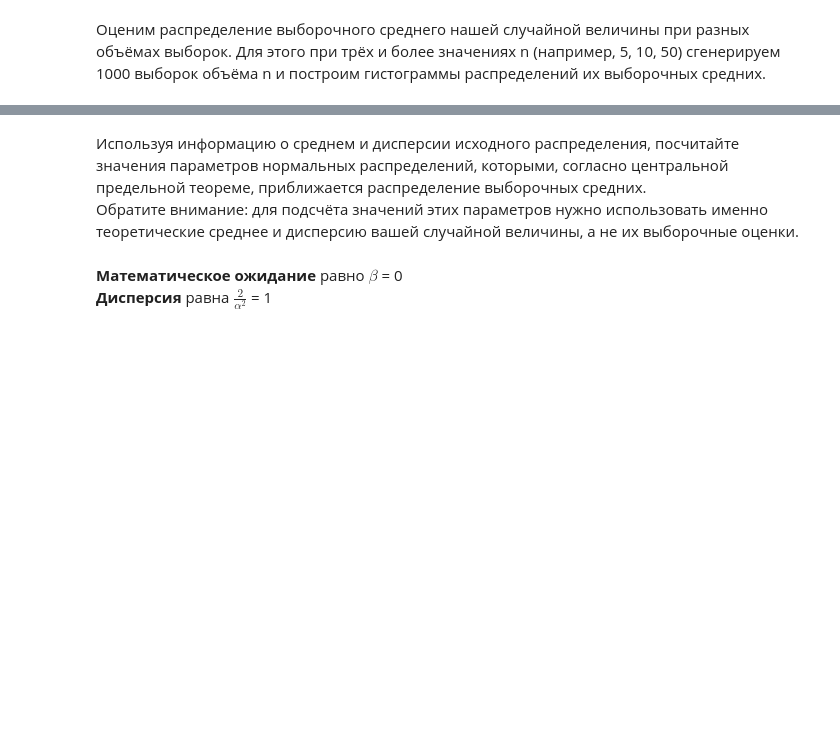
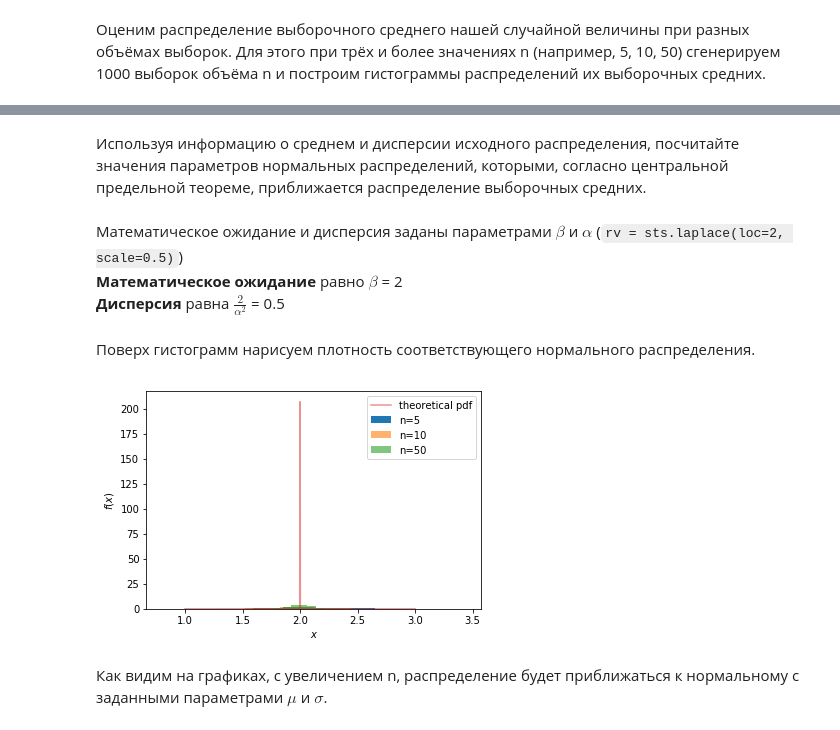
Before and after one commit to kcostya/mipt, a Jupyter notebook: mathematics-and-python/week_4/hw_w4.ipynb, the cells around one changed output, grey strips where cells are left out. Drawn from its saved outputs; the diff is of its cells as text; code cells hidden in the pictures; blank space fills up the shorter version.

```diff
--- a/mathematics-and-python/week_4/hw_w4.ipynb
+++ b/mathematics-and-python/week_4/hw_w4.ipynb
@@ -51,6 +51,25 @@ plt.xlabel('$x$');
 # %% [markdown]
 Используя информацию о среднем и дисперсии исходного распределения, посчитайте значения параметров нормальных распределений, которыми, согласно центральной предельной теореме, приближается распределение выборочных средних.<br>
-Обратите внимание: для подсчёта значений этих параметров нужно использовать именно теоретические среднее и дисперсию вашей случайной величины, а не их выборочные оценки.
 # %% [markdown]
-<b>Математическое ожидание</b> равно $\beta$ = 0 <br>
-<b>Дисперсия</b> равна $\frac{2}{\alpha^{2}}$ = 1 <br>
+Математическое ожидание и дисперсия заданы параметрами $\beta$ и $\alpha$ (`rv = sts.laplace(loc=2, scale=0.5)`)<br>
+<b>Математическое ожидание</b> равно $\beta$ = 2 <br>
+<b>Дисперсия</b> равна $\frac{2}{\alpha^{2}}$ = 0.5 <br>
+# %% [markdown]
+Поверх гистограмм нарисуем плотность соответствующего нормального распределения.
+# %%
+plt.hist(n_means[0], density='normed', label='n=5')
+plt.hist(n_means[1], density='normed', label='n=10', alpha=0.6)
+plt.hist(n_means[2], density='normed', label='n=50', alpha=0.6)
+plt.ylabel('fraction of samples')
+plt.legend()
+plt.xlabel('$x$');
+x = np.linspace(1,3,1000)
+pdf = sts.norm(2, np.sqrt(0.5)/1000).pdf(x)
+plt.plot(x, pdf, label='theoretical pdf', alpha=0.5)
+plt.legend()
+plt.ylabel('$f(x)$')
+plt.xlabel('$x$');
+# %% [output]
+[figure, added]
+# %% [markdown]
+Как видим на графиках, с увеличением n, распределение будет приближаться к нормальному с заданными параметрами $\mu$ и $\sigma$.
```
Also changed, not shown: parts of 3 cells of this notebook, 5 other files.
